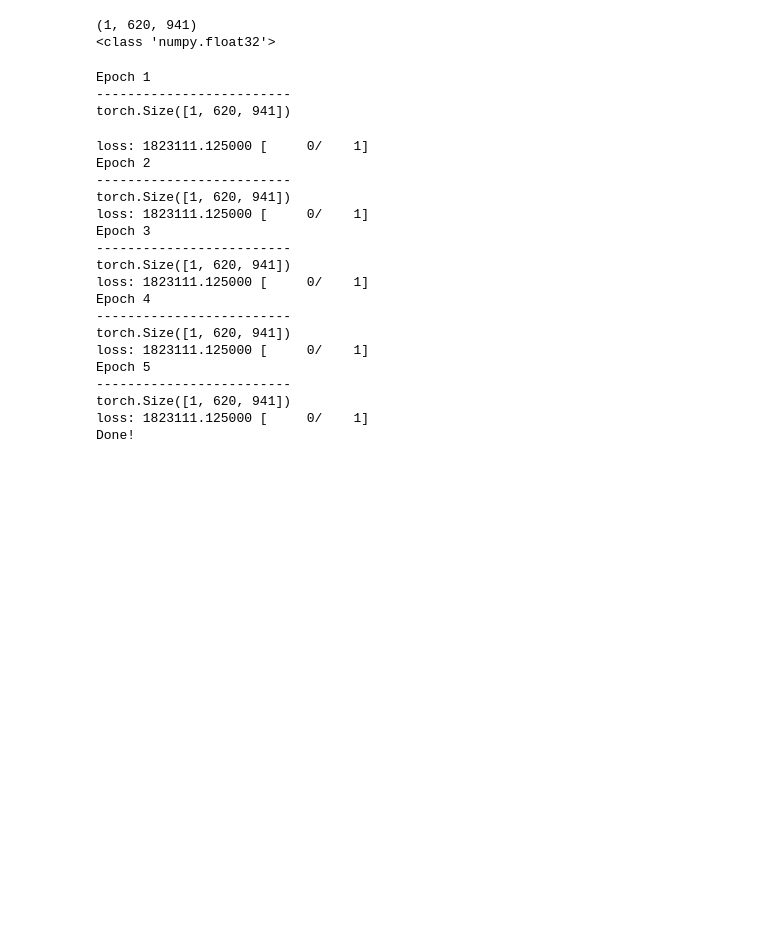
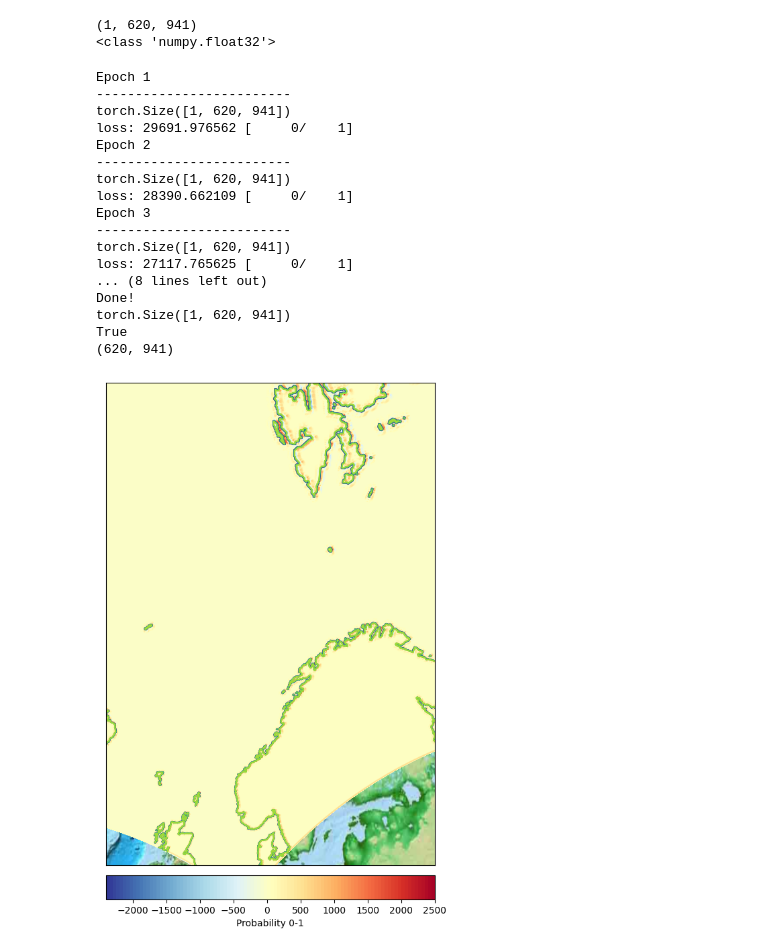
Before and after one commit to evenaage/herring_autumn_2022, a Jupyter notebook: initial_testing.ipynb, the cells around one changed output. Cells and saved outputs as stored; diff of their text form; code cells hidden in the pictures; blank space fills up the shorter version.

Commit message:
started working on plot for prediction evaluation

```diff
--- a/initial_testing.ipynb
+++ b/initial_testing.ipynb
@@ -34,7 +39,8 @@ NeuralNetwork(
   )
 )
 # %%
-ds = nc.Dataset('herring_autumn_2022\\nor4km_data\\samples_2020.01.01_nonoverlap.nc')
+ds = nc.Dataset('nor4km_data\\samples_2020.01.01_nonoverlap.nc')
+latlons = (ds['gridLats'], ds['gridLons'])
 # %%
 loss_fn = nn.MSELoss()
 optimizer = torch.optim.Adam(model.parameters(), lr = 1e-3)
@@ -56,6 +62,23 @@ def train(dataloader, model, loss_fn, optimizer):
         if batch % 100 == 0:
             loss, current = loss.item(), batch *len(X)
             print(f'loss: {loss:>7f} [ {current:>5d}/{size:>5d}]')
+# %%
+def print_on_map(y, latlons, catch_data = None, depth =None):
+    map = Basemap(projection='merc', llcrnrlon=-15.,llcrnrlat=55.,urcrnrlon=35.,urcrnrlat=80.,resolution='i' )
+    fig = plt.figure()
+    fig.set_size_inches(10,10)
+    lats, lons = latlons
+    pred_numpy= y.detach().numpy()[0,:,:]
+    print(pred_numpy.shape)
+    temperature = map.contourf(lons, lats,np.ma.masked_array(pred_numpy, mask=not depth.mask),100, latlon=True, cmap =plt.cm.RdYlBu_r)
+    cb = map.colorbar(temperature,"bottom", size="5%", pad="2%", label="Probability 0-1")
+    if depth: map.contour(lons, lats, depth,latlon=True)
+    if catch_data:
+        try:
+            map.scatter( catch_data[0], catch_data[1],latlon=True, marker='^')
+        except:
+            print('Catch data in wrong format')
+    map.etopo()
 # %%
 epochs = 5
 x = np.zeros((N,620,941),dtype=np.float32)
@@ -70,27 +93,28 @@ dataloader = [[torch.tensor(x),torch.tensor(y)]]
 # %%
 for t in range(epochs):
     print(f'Epoch {t+1}\n-------------------------')
     train(dataloader, model, loss_fn, optimizer)
 print('Done!')
+pred = model(dataloader[0][0])
+depth = ds['depth']
+print(depth.mask)
+print_on_map(pred,latlons,depth=depth)
 # %% [output]
 Epoch 1
 -------------------------
 torch.Size([1, 620, 941])
+loss: 29691.976562 [     0/    1]
+Epoch 2
+-------------------------
+torch.Size([1, 620, 941])
+loss: 28390.662109 [     0/    1]
+Epoch 3
+-------------------------
+torch.Size([1, 620, 941])
+loss: 27117.765625 [     0/    1]
+... (8 lines left out)
+Done!
+torch.Size([1, 620, 941])
+True
+(620, 941)
-loss: 1823111.125000 [     0/    1]
-Epoch 2
--------------------------
-torch.Size([1, 620, 941])
-loss: 1823111.125000 [     0/    1]
-Epoch 3
--------------------------
-torch.Size([1, 620, 941])
-loss: 1823111.125000 [     0/    1]
-Epoch 4
--------------------------
-torch.Size([1, 620, 941])
-loss: 1823111.125000 [     0/    1]
-Epoch 5
--------------------------
-torch.Size([1, 620, 941])
-loss: 1823111.125000 [     0/    1]
-Done!
+[figure, added]
```
Also changed, not shown: parts of 3 cells of this notebook.
